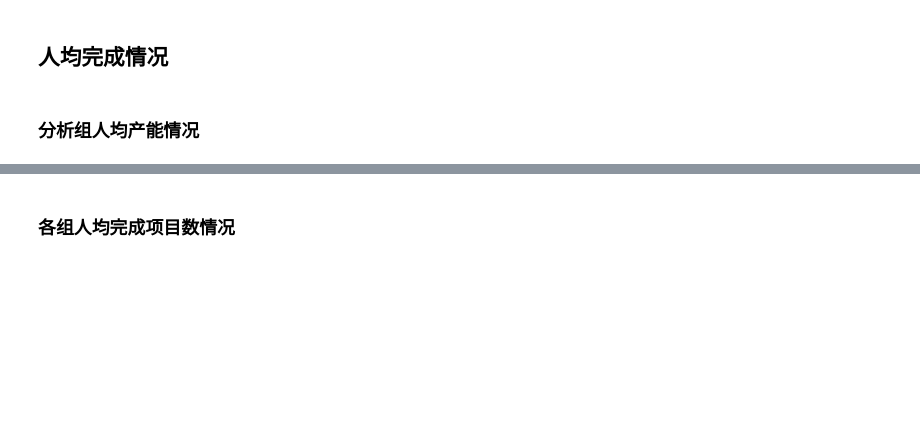
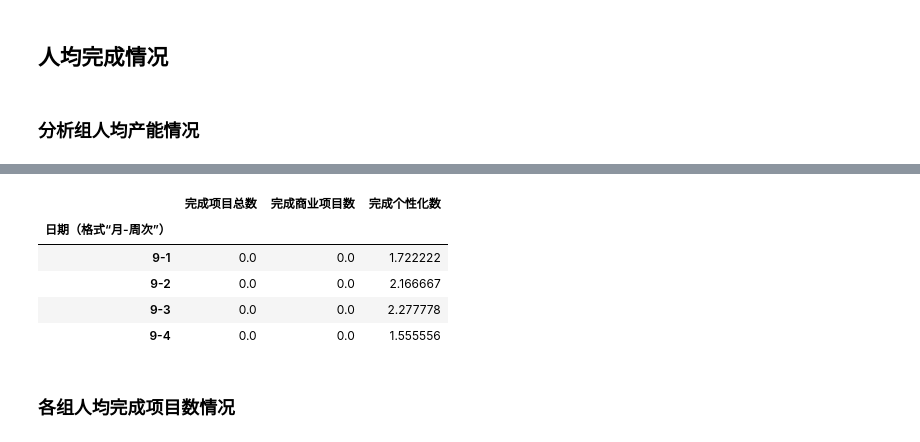
Before and after one commit to komais/chart, a Jupyter notebook: bin/chart/Analysis-2018-10-8.ipynb, the cells around one changed output, grey strips where cells are left out. Saved outputs shown, nothing was run; the diff lists cells and outputs as text; code cells hidden in the pictures; blank space fills up the shorter version.

```diff
--- a/bin/chart/Analysis-2018-10-8.ipynb
+++ b/bin/chart/Analysis-2018-10-8.ipynb
@@ -133,8 +129,9 @@ myModule.myPlot(ss.groupby('sum')).plot('line',"月")
 # %%
 ss = myModule.format(all_df1 ,"日期（格式“月-周次”）" ,['完成项目总数','完成商业项目数','完成个性化数'])
 ss.get_average_by('人员')
-myModule.myPlot(ss.groupby('sum')).plot('line')
-ss = myModule.format(all_df1 ,"month" ,['完成项目总数','完成商业项目数','完成个性化数'])
-ss.get_average_by('人员')
-myModule.myPlot(ss.groupby('sum')).plot('line')
+myModule.myPlot(ss.groupby('sum')).df
+#myModule.myPlot(ss.groupby('sum')).plot('line')
+#ss = myModule.format(all_df1 ,"month" ,['完成项目总数','完成商业项目数','完成个性化数'])
+#ss.get_average_by('人员')
+#myModule.myPlot(ss.groupby('sum')).plot('line')
 # %% [output]
@@ -143,3 +138,9 @@ myModule.myPlot(ss.groupby('sum')).plot('line')
+|  | 完成项目总数 | 完成商业项目数 | 完成个性化数 |
+| 日期（格式“月-周次”） |  |  |  |
+| 9-1 | 0.0 | 0.0 | 1.722222 |
+| 9-2 | 0.0 | 0.0 | 2.166667 |
+| 9-3 | 0.0 | 0.0 | 2.277778 |
+| 9-4 | 0.0 | 0.0 | 1.555556 |
 # %% [markdown]
 ### 各组人均完成项目数情况
 # %%
```
Also changed, not shown: parts of 9 cells of this notebook, 2 other files.
